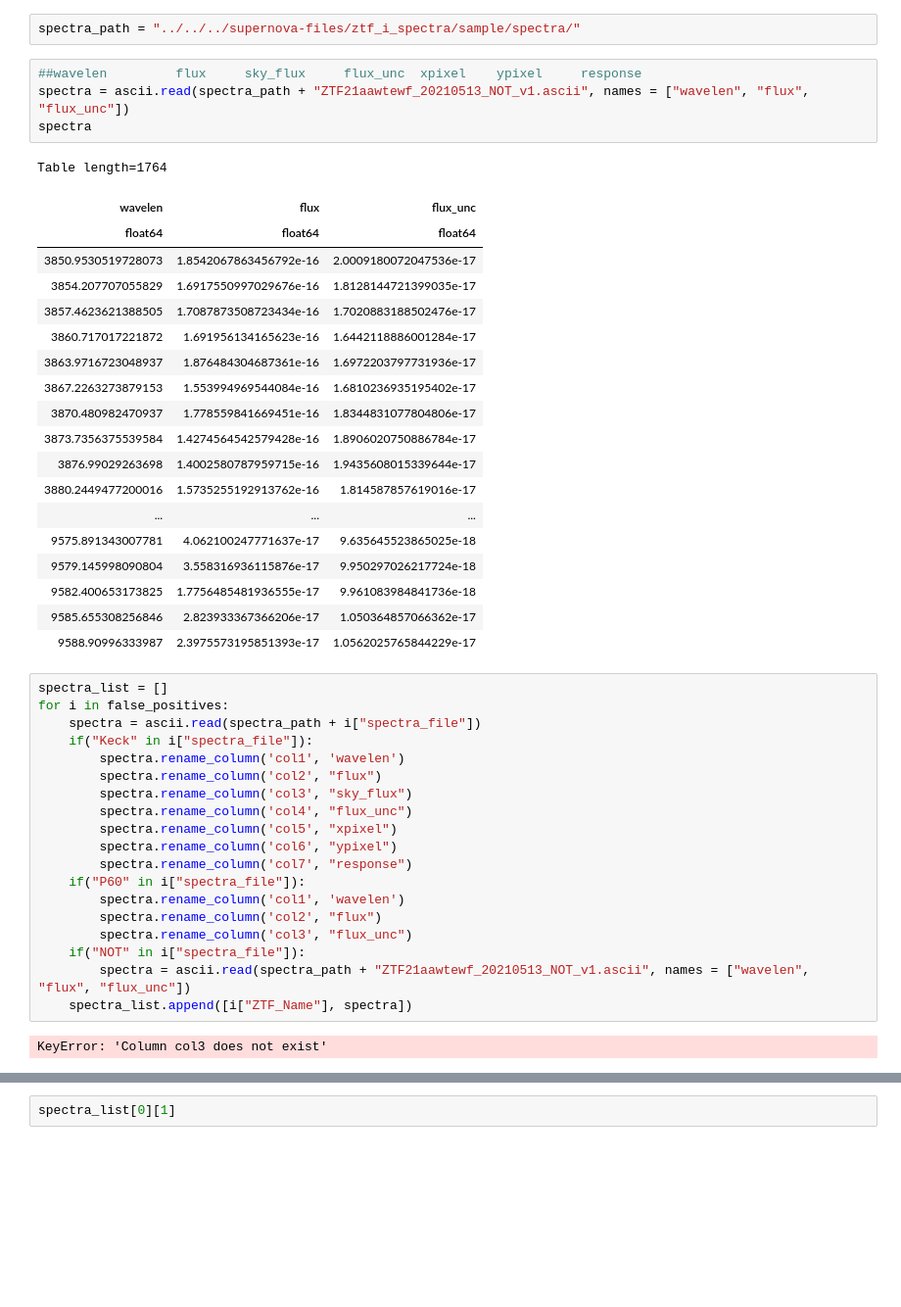
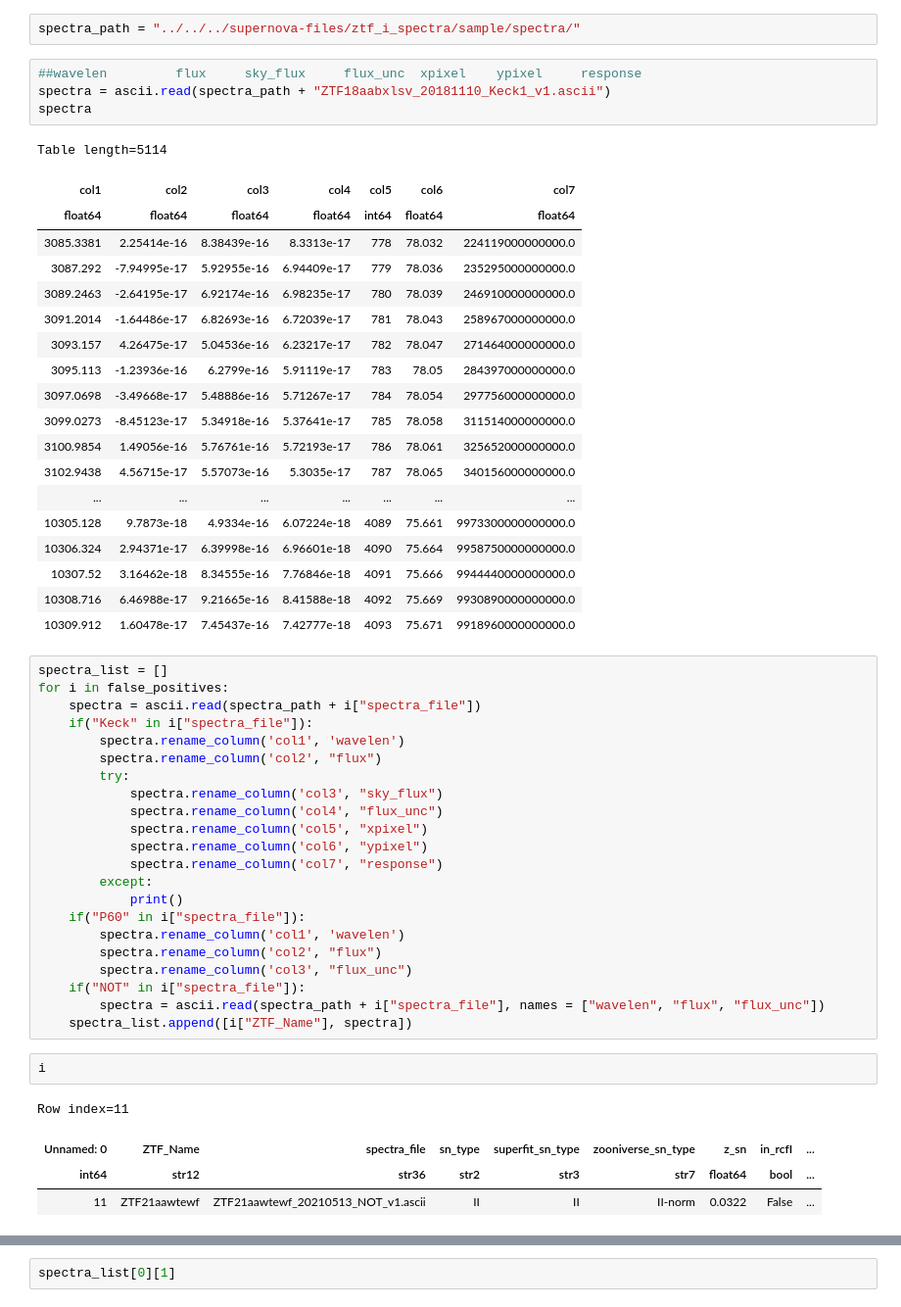
Before and after one commit to Hallflower20/supernova-spectrum-analysis, a Jupyter notebook: ZooniverseAnalysis/paper_notebooks/PaperFigures.ipynb, the cells around one changed output, grey strips where cells are left out. Shown: that part at 98% size. Cells and saved outputs as stored; diff of their text form; blank space fills up the shorter version.

```diff
--- a/ZooniverseAnalysis/paper_notebooks/PaperFigures.ipynb
+++ b/ZooniverseAnalysis/paper_notebooks/PaperFigures.ipynb
@@ -109,28 +109,28 @@ Table length=12
 spectra_path = "../../../supernova-files/ztf_i_spectra/sample/spectra/"
 # %%
 ##wavelen         flux     sky_flux     flux_unc  xpixel    ypixel     response
-spectra = ascii.read(spectra_path + "ZTF21aawtewf_20210513_NOT_v1.ascii", names = ["wavelen", "flux", "flux_unc"])
+spectra = ascii.read(spectra_path + "ZTF18aabxlsv_20181110_Keck1_v1.ascii")
 spectra
 # %% [output]
-Table length=1764
+Table length=5114
-| wavelen | flux | flux_unc |
-| float64 | float64 | float64 |
-| 3850.9530519728073 | 1.8542067863456792e-16 | 2.0009180072047536e-17 |
-| 3854.207707055829 | 1.6917550997029676e-16 | 1.8128144721399035e-17 |
-| 3857.4623621388505 | 1.7087873508723434e-16 | 1.7020883188502476e-17 |
-| 3860.717017221872 | 1.691956134165623e-16 | 1.6442118886001284e-17 |
-| 3863.9716723048937 | 1.876484304687361e-16 | 1.6972203797731936e-17 |
-| 3867.2263273879153 | 1.553994969544084e-16 | 1.6810236935195402e-17 |
-| 3870.480982470937 | 1.778559841669451e-16 | 1.8344831077804806e-17 |
-| 3873.7356375539584 | 1.4274564542579428e-16 | 1.8906020750886784e-17 |
-| 3876.99029263698 | 1.4002580787959715e-16 | 1.9435608015339644e-17 |
-| 3880.2449477200016 | 1.5735255192913762e-16 | 1.814587857619016e-17 |
-| ... | ... | ... |
-| 9575.891343007781 | 4.062100247771637e-17 | 9.635645523865025e-18 |
-| 9579.145998090804 | 3.558316936115876e-17 | 9.950297026217724e-18 |
-| 9582.400653173825 | 1.7756485481936555e-17 | 9.961083984841736e-18 |
-| 9585.655308256846 | 2.823933367366206e-17 | 1.050364857066362e-17 |
-| 9588.90996333987 | 2.3975573195851393e-17 | 1.0562025765844229e-17 |
+| col1 | col2 | col3 | col4 | col5 | col6 | col7 |
+| float64 | float64 | float64 | float64 | int64 | float64 | float64 |
+| 3085.3381 | 2.25414e-16 | 8.38439e-16 | 8.3313e-17 | 778 | 78.032 | 224119000000000.0 |
+| 3087.292 | -7.94995e-17 | 5.92955e-16 | 6.94409e-17 | 779 | 78.036 | 235295000000000.0 |
+| 3089.2463 | -2.64195e-17 | 6.92174e-16 | 6.98235e-17 | 780 | 78.039 | 246910000000000.0 |
+| 3091.2014 | -1.64486e-17 | 6.82693e-16 | 6.72039e-17 | 781 | 78.043 | 258967000000000.0 |
+| 3093.157 | 4.26475e-17 | 5.04536e-16 | 6.23217e-17 | 782 | 78.047 | 271464000000000.0 |
+| 3095.113 | -1.23936e-16 | 6.2799e-16 | 5.91119e-17 | 783 | 78.05 | 284397000000000.0 |
+| 3097.0698 | -3.49668e-17 | 5.48886e-16 | 5.71267e-17 | 784 | 78.054 | 297756000000000.0 |
+| 3099.0273 | -8.45123e-17 | 5.34918e-16 | 5.37641e-17 | 785 | 78.058 | 311514000000000.0 |
+| 3100.9854 | 1.49056e-16 | 5.76761e-16 | 5.72193e-17 | 786 | 78.061 | 325652000000000.0 |
+| 3102.9438 | 4.56715e-17 | 5.57073e-16 | 5.3035e-17 | 787 | 78.065 | 340156000000000.0 |
+| ... | ... | ... | ... | ... | ... | ... |
+| 10305.128 | 9.7873e-18 | 4.9334e-16 | 6.07224e-18 | 4089 | 75.661 | 9973300000000000.0 |
+| 10306.324 | 2.94371e-17 | 6.39998e-16 | 6.96601e-18 | 4090 | 75.664 | 9958750000000000.0 |
+| 10307.52 | 3.16462e-18 | 8.34555e-16 | 7.76846e-18 | 4091 | 75.666 | 9944440000000000.0 |
+| 10308.716 | 6.46988e-17 | 9.21665e-16 | 8.41588e-18 | 4092 | 75.669 | 9930890000000000.0 |
+| 10309.912 | 1.60478e-17 | 7.45437e-16 | 7.42777e-18 | 4093 | 75.671 | 9918960000000000.0 |
 # %%
 spectra_list = []
 for i in false_positives:
@@ -138,20 +138,28 @@ for i in false_positives:
     if("Keck" in i["spectra_file"]):
         spectra.rename_column('col1', 'wavelen')
         spectra.rename_column('col2', "flux")
-        spectra.rename_column('col3', "sky_flux")
-        spectra.rename_column('col4', "flux_unc")
-        spectra.rename_column('col5', "xpixel")
-        spectra.rename_column('col6', "ypixel")
-        spectra.rename_column('col7', "response")
+        try:
+            spectra.rename_column('col3', "sky_flux")
+            spectra.rename_column('col4', "flux_unc")
+            spectra.rename_column('col5', "xpixel")
+            spectra.rename_column('col6', "ypixel")
+            spectra.rename_column('col7', "response")
+        except:
+            print()
     if("P60" in i["spectra_file"]):
         spectra.rename_column('col1', 'wavelen')
         spectra.rename_column('col2', "flux")
         spectra.rename_column('col3', "flux_unc")
     if("NOT" in i["spectra_file"]):
-        spectra = ascii.read(spectra_path + "ZTF21aawtewf_20210513_NOT_v1.ascii", names = ["wavelen", "flux", "flux_unc"])
+        spectra = ascii.read(spectra_path + i["spectra_file"], names = ["wavelen", "flux", "flux_unc"])
     spectra_list.append([i["ZTF_Name"], spectra])
-# %% [output]
-KeyError: 'Column col3 does not exist'
+# %%
+i
+# %% [output]
+Row index=11
+| Unnamed: 0 | ZTF_Name | spectra_file | sn_type | superfit_sn_type | zooniverse_sn_type | z_sn | in_rcfI | ... |
+| int64 | str12 | str36 | str2 | str3 | str7 | float64 | bool | ... |
+| 11 | ZTF21aawtewf | ZTF21aawtewf_20210513_NOT_v1.ascii | II | II | II-norm | 0.0322 | False | ... |
 # %%
 for i in spectra_list:
     spectra = i[1]
```
Also changed, not shown: parts of 1 cell of this notebook, 4 other files.
